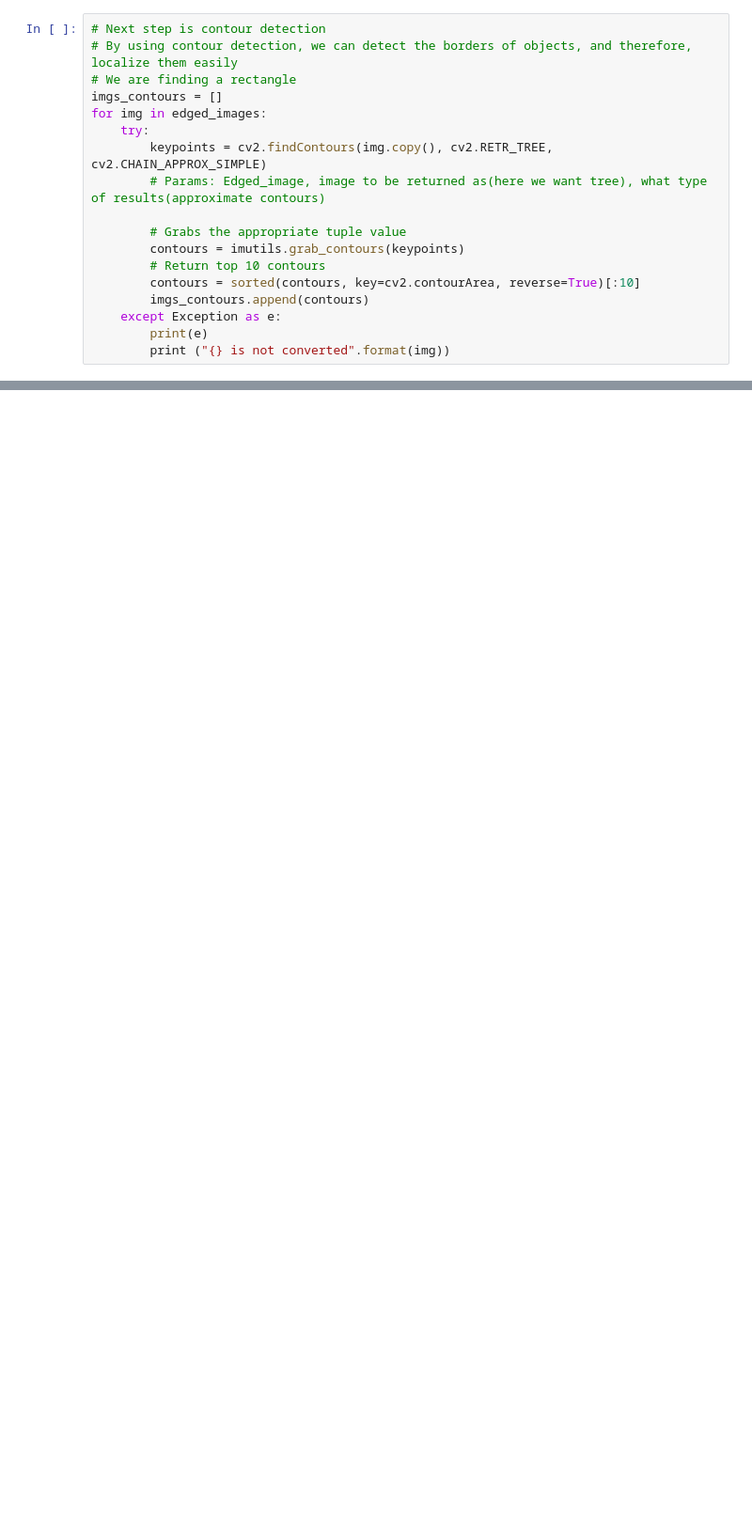
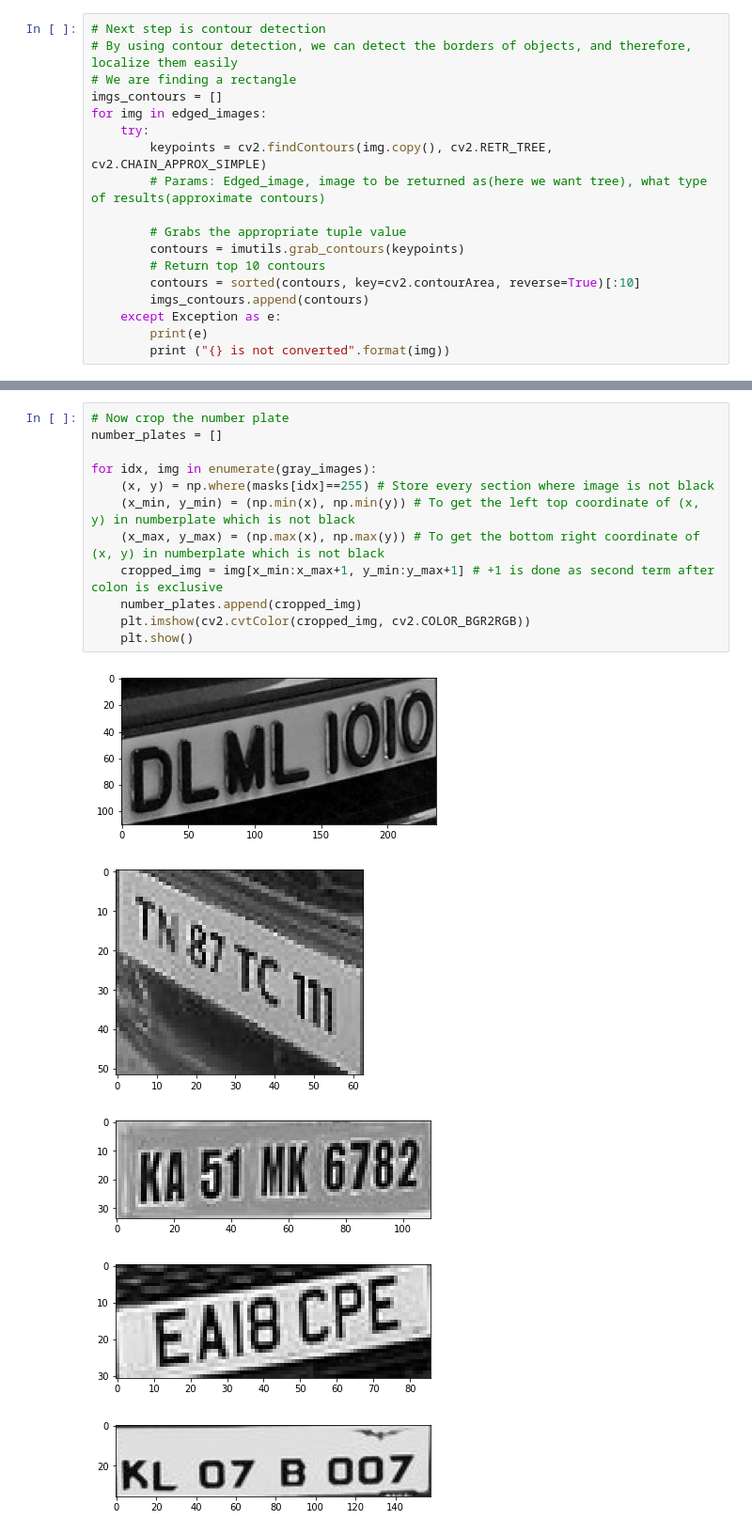
Before and after one commit to iamSShan/number-plate-recognition, a Jupyter notebook: NumberPlateRecognition.ipynb, the cells around one changed output, grey strips where cells are left out. Shown at 94% size. Cells and saved outputs as stored; diff of their text form; blank space fills up the shorter version.

```diff
--- a/NumberPlateRecognition.ipynb
+++ b/NumberPlateRecognition.ipynb
@@ -148,0 +145,18 @@ for idx, img in enumerate(images):
+# %%
+# Now crop the number plate
+number_plates = []
+
+for idx, img in enumerate(gray_images):
+    (x, y) = np.where(masks[idx]==255) # Store every section where image is not black
+    (x_min, y_min) = (np.min(x), np.min(y)) # To get the left top coordinate of (x, y) in numberplate which is not black
+    (x_max, y_max) = (np.max(x), np.max(y)) # To get the bottom right coordinate of (x, y) in numberplate which is not black
+    cropped_img = img[x_min:x_max+1, y_min:y_max+1] # +1 is done as second term after colon is exclusive
+    number_plates.append(cropped_img)
+    plt.imshow(cv2.cvtColor(cropped_img, cv2.COLOR_BGR2RGB))
+    plt.show()
+# %% [output]
+[figure, added]
+[figure, added]
+[figure, added]
+[figure, added]
+[figure, added]
```
Also changed, not shown: parts of 8 cells of this notebook.
